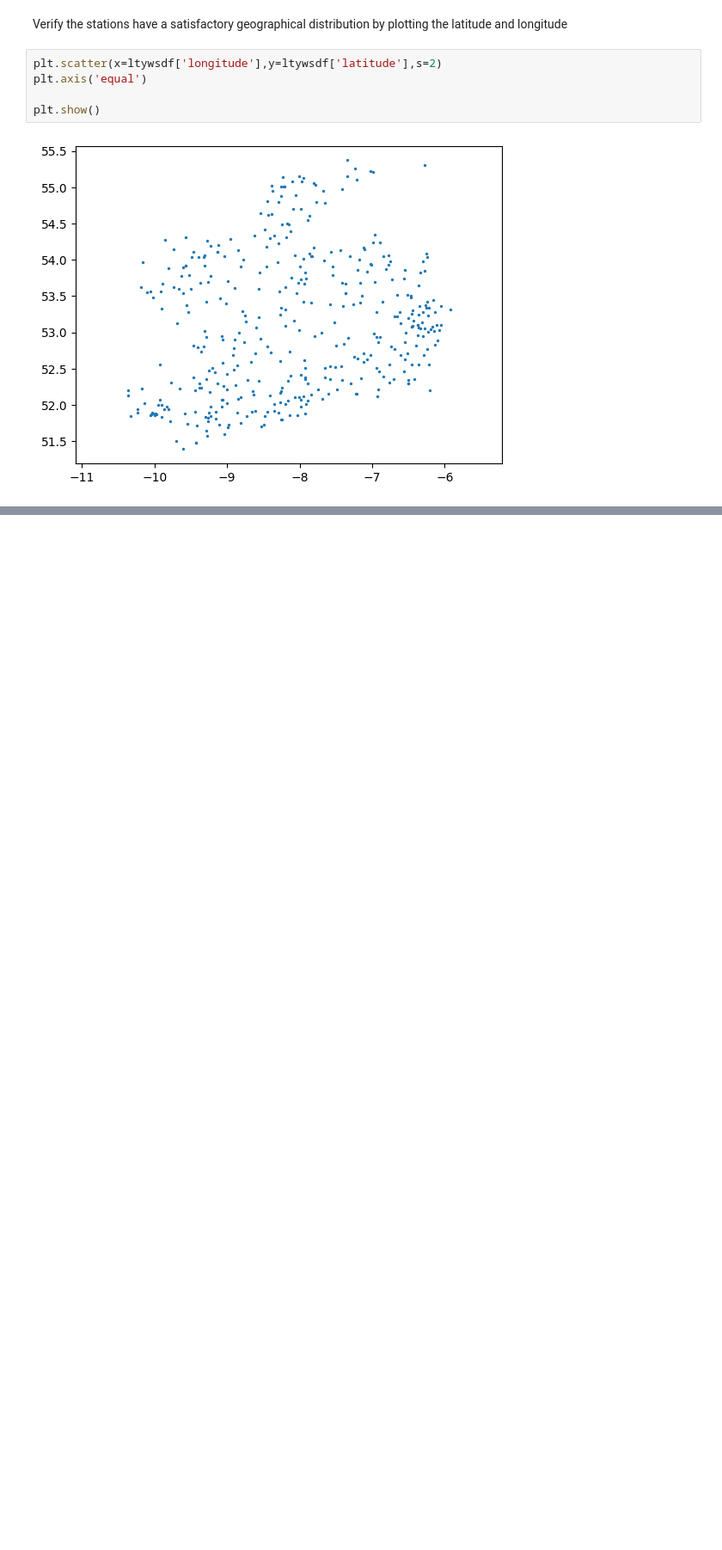
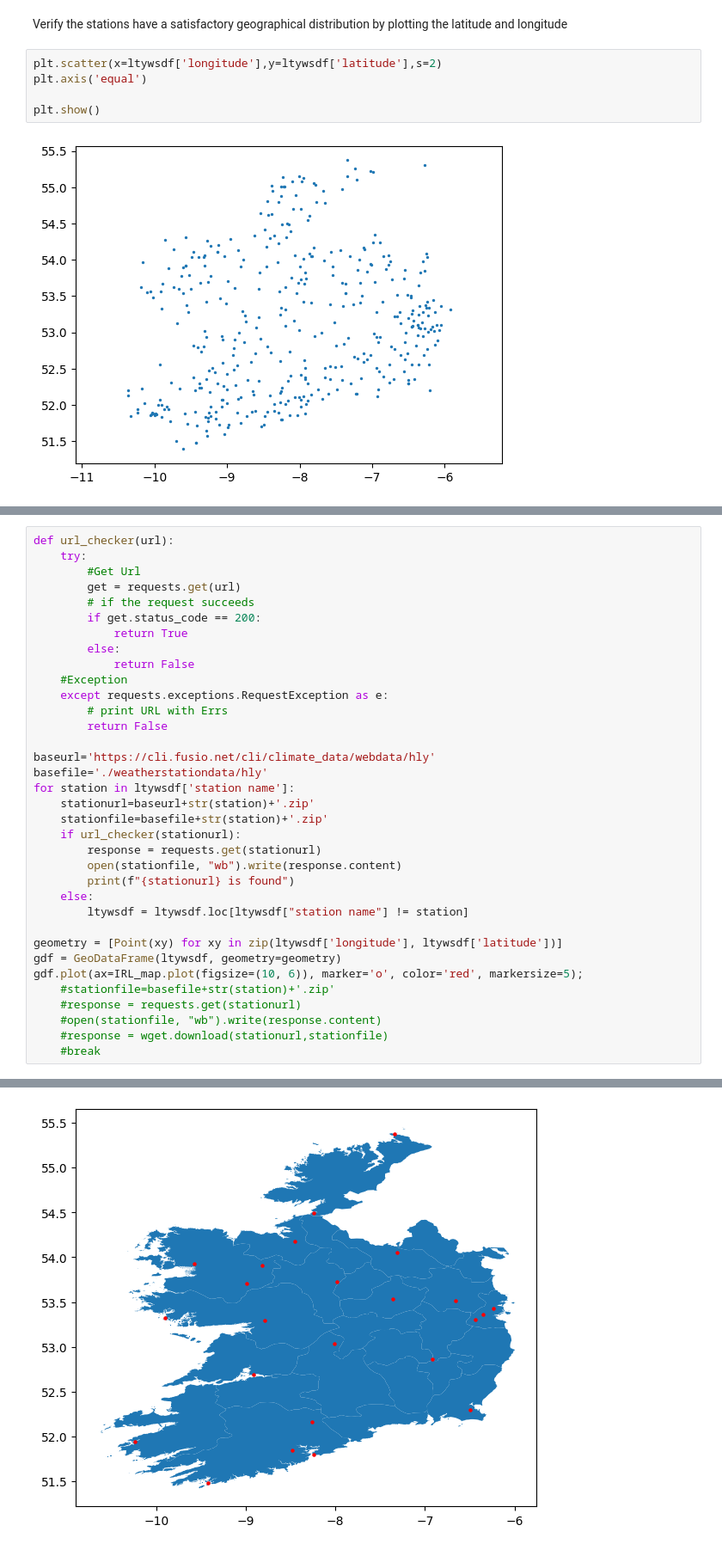
Before and after one commit to lanecolinp/UCDPA_lanecolinp, a Jupyter notebook: WeatherStation.ipynb, the cells around one changed output, grey strips where cells are left out. Shown at 86% size. Saved outputs shown, nothing was run; the diff lists cells and outputs as text; blank space fills up the shorter version.

```diff
--- a/WeatherStation.ipynb
+++ b/WeatherStation.ipynb
@@ -85,0 +97,36 @@ gdf.plot(ax=IRL_map.plot(figsize=(10, 6)), marker='o', color='red', markersize=1
+# %%
+def url_checker(url):
+	try:
+		#Get Url
+		get = requests.get(url)
+		# if the request succeeds
+		if get.status_code == 200:
+			return True
+		else:
+			return False
+	#Exception
+	except requests.exceptions.RequestException as e:
+        # print URL with Errs
+		return False
+
+baseurl='https://cli.fusio.net/cli/climate_data/webdata/hly'
+basefile='./weatherstationdata/hly'
+for station in ltywsdf['station name']:
+    stationurl=baseurl+str(station)+'.zip'
+    stationfile=basefile+str(station)+'.zip'
+    if url_checker(stationurl):
+        response = requests.get(stationurl)
+        open(stationfile, "wb").write(response.content)
+        print(f"{stationurl} is found")
+    else:
+        ltywsdf = ltywsdf.loc[ltywsdf["station name"] != station]
+
+geometry = [Point(xy) for xy in zip(ltywsdf['longitude'], ltywsdf['latitude'])]
+gdf = GeoDataFrame(ltywsdf, geometry=geometry)
+gdf.plot(ax=IRL_map.plot(figsize=(10, 6)), marker='o', color='red', markersize=5);
+    #stationfile=basefile+str(station)+'.zip'
+    #response = requests.get(stationurl)
+    #open(stationfile, "wb").write(response.content)
+    #response = wget.download(stationurl,stationfile)
+    #break
+# %% [output]
@@ -85,0 +150 @@ gdf.plot(ax=IRL_map.plot(figsize=(10, 6)), marker='o', color='red', markersize=1
+[figure, added]
```
Also changed, not shown: parts of 7 cells of this notebook.
